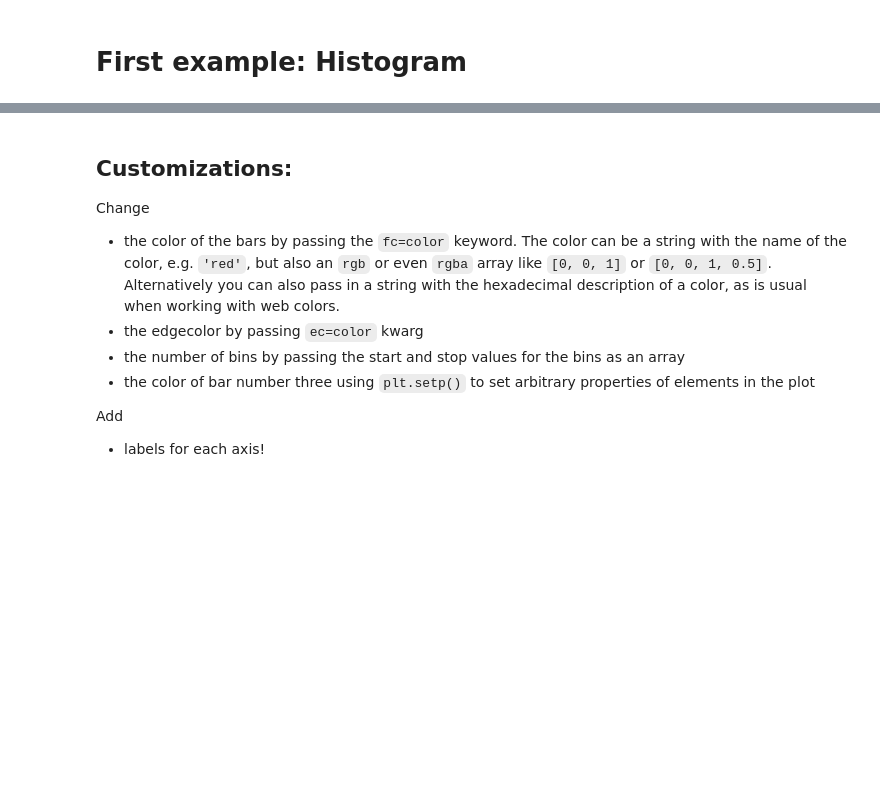
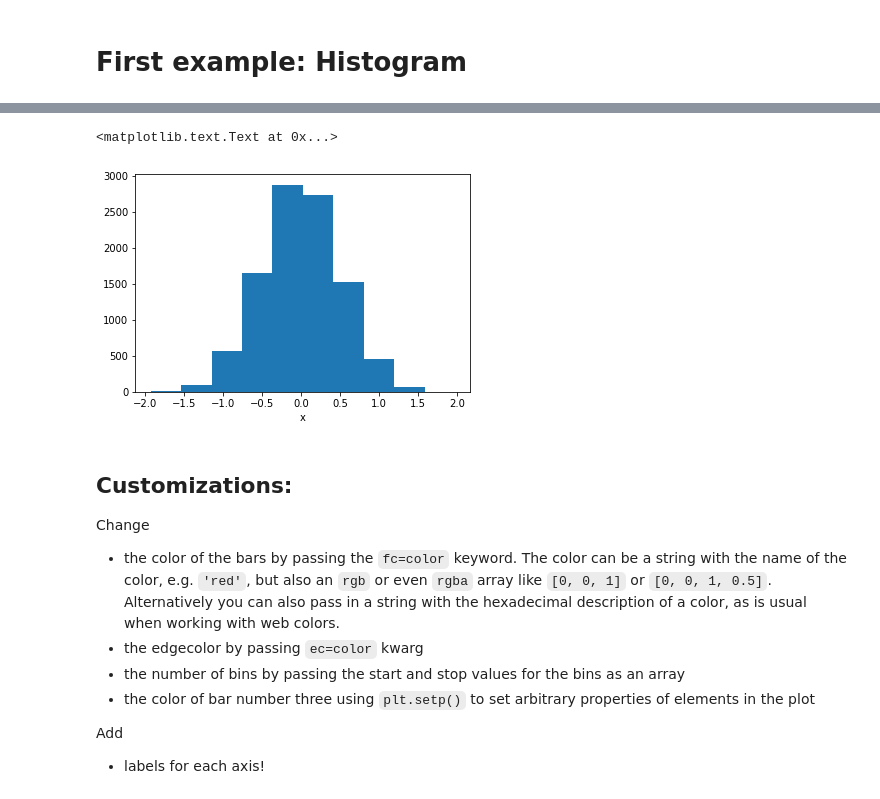
Before and after one commit to jhaux/matplotlib_et_al, a Jupyter notebook: 01 Getting Started.ipynb, the cells around one changed output, grey strips where cells are left out. Cells and saved outputs as stored; diff of their text form; code cells hidden in the pictures; blank space fills up the shorter version.

```diff
--- a/01 Getting Started.ipynb
+++ b/01 Getting Started.ipynb
@@ -84,6 +94,10 @@ Together with an xkcd comic
 Taken from [xkcd](https://xkcd.com/833/)
 # %%
 plt.hist(data)
+plt.xlabel('x')
+# %% [output]
+<matplotlib.text.Text at 0x...>
+[figure, added]
 # %% [markdown]
 ## Customizations:
 
```
Also changed, not shown: parts of 3 cells of this notebook, 25 other files.
